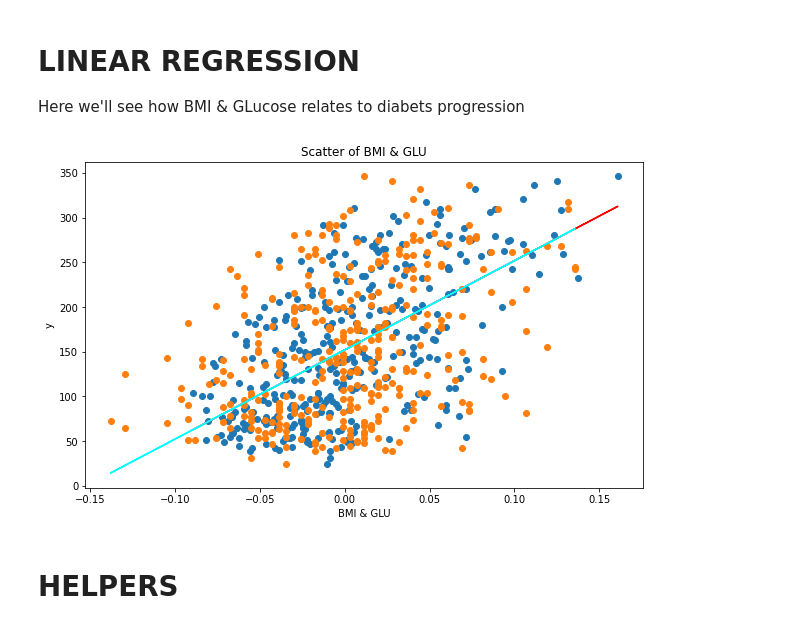
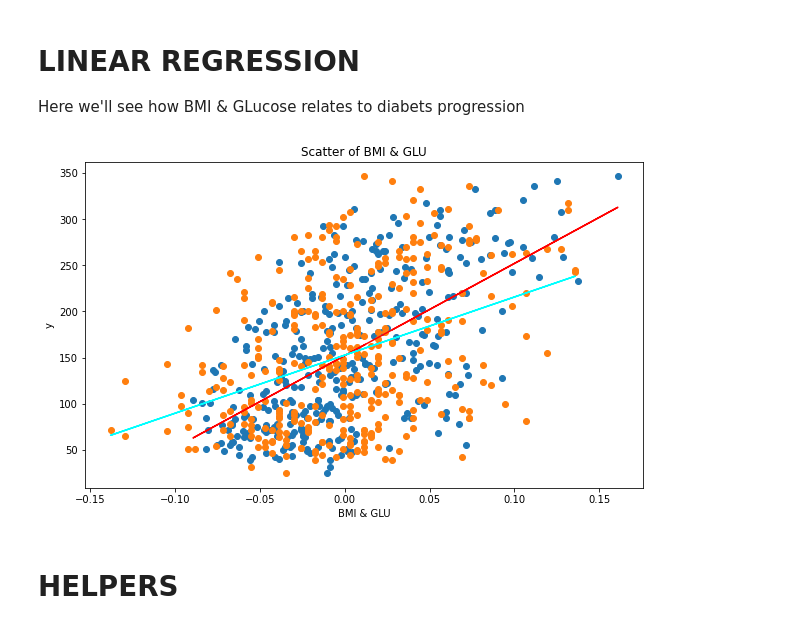
Before and after one commit to freshfish70/machine_learning, a Jupyter notebook: Diabetes.ipynb, the cells around one changed output. Cells and saved outputs as stored; diff of their text form; code cells hidden in the pictures.

```diff
--- a/Diabetes.ipynb
+++ b/Diabetes.ipynb
@@ -72,29 +88,29 @@ Here we'll see how BMI & GLucose relates to diabets progression
 # %%
 from sklearn.linear_model import LinearRegression
 
-bmi = xtrain[:, np.newaxis, 2]
-glu = xtrain[:, np.newaxis, 9]
+bmi = xtrain_normal[:, np.newaxis, 2]
+glu = xtrain_normal[:, np.newaxis, 9]
 
 y=ytrain_normal[:,np.newaxis]
 
 bmi_linear_regression = LinearRegression().fit(bmi,ytrain_normal)
-bmi_predicted_y = linear_regression.predict(bmi)
+bmi_predicted_y = bmi_linear_regression.predict(bmi)
 
 glu_linear_regression = LinearRegression().fit(glu,ytrain_normal)
-glu_predicted_y = linear_regression.predict(glu)
+glu_predicted_y = glu_linear_regression.predict(glu)
 
 # plotting the regression line on the scatter plot
 plt.figure(figsize=(10,6))
 plt.scatter(bmi, ytrain_normal)
 plt.scatter(glu, ytrain_normal)
 plt.plot(bmi, bmi_predicted_y, c='r')
 plt.plot(glu, glu_predicted_y, c='cyan')
 plt.title('Scatter of BMI & GLU')
 plt.ylabel("y")
 plt.xlabel("BMI & GLU")
 plt.show()
 # %% [output]
-[figure, old version]
+[figure, new version]
 # %% [markdown]
 # HELPERS
 # %%
```
Also changed, not shown: parts of 6 cells of this notebook.
